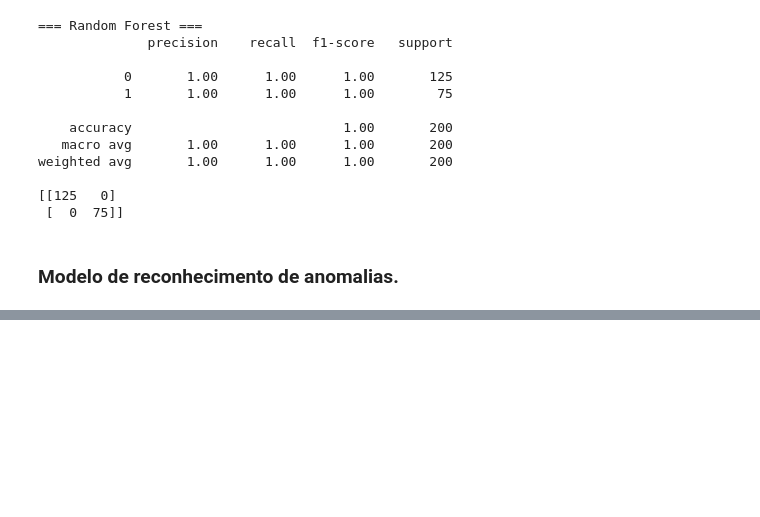
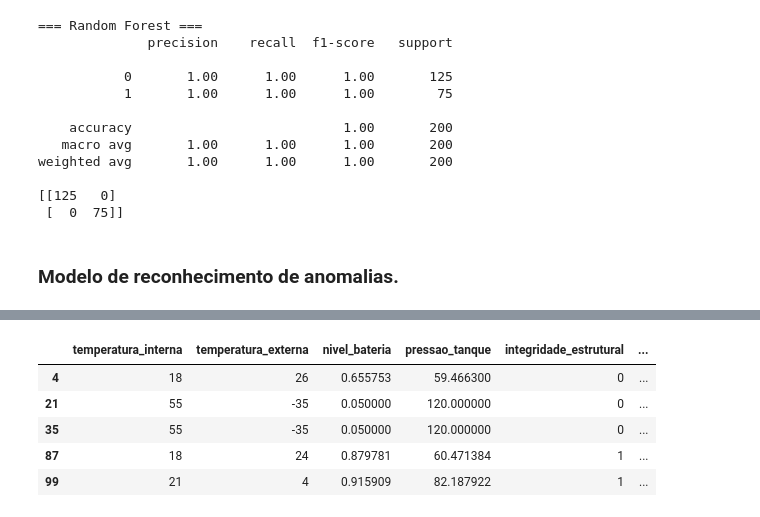
Before and after one commit to 1conto/fiap-cap1-ignitionZero, a Jupyter notebook: main.ipynb, the cells around one changed output, grey strips where cells are left out. Drawn from its saved outputs; the diff is of its cells as text; code cells hidden in the pictures; blank space fills up the shorter version.

```diff
--- a/main.ipynb
+++ b/main.ipynb
@@ -622,0 +626,20 @@ print(f"Anomalias manuais injetadas: {int(y_real.sum())}")
+# %%
+# Treinando o Isolation Forest
+if_model = IsolationForest(
+    n_estimators=300,
+    contamination=float(y_real.mean()),
+    random_state=42
+)
+if_model.fit(X_train)
+
+# Predição: sklearn retorna 1 (normal) e -1 (anomalia)
+pred_raw = if_model.predict(X_test_anomalo)
+y_pred = pd.Series((pred_raw == -1).astype(int), index=X_test_anomalo.index)
+
+print("=== Isolation Forest ===")
+print(classification_report(y_real, y_pred, digits=4))
+print("Matriz de confusão [normal, anomalia]:")
+print(confusion_matrix(y_real, y_pred))
+
+anomalias_detectadas = int((y_real & y_pred).sum())
+print(f"Anomalias detectadas: {anomalias_detectadas}/{int(y_real.sum())}")
@@ -622,0 +661,11 @@ print(f"Anomalias manuais injetadas: {int(y_real.sum())}")
+# %%
+# Exemplos de registros sinalizados como anomalia pelo modelo
+amostras_detectadas = X_test_anomalo[y_pred == 1].head(5)
+amostras_detectadas
+# %% [output]
+|  | temperatura_interna | temperatura_externa | nivel_bateria | pressao_tanque | integridade_estrutural | ... |
+| 4 | 18 | 26 | 0.655753 | 59.466300 | 0 | ... |
+| 21 | 55 | -35 | 0.050000 | 120.000000 | 0 | ... |
+| 35 | 55 | -35 | 0.050000 | 120.000000 | 0 | ... |
+| 87 | 18 | 24 | 0.879781 | 60.471384 | 1 | ... |
+| 99 | 21 | 4 | 0.915909 | 82.187922 | 1 | ... |
```
Also changed, not shown: parts of 2 cells of this notebook.
